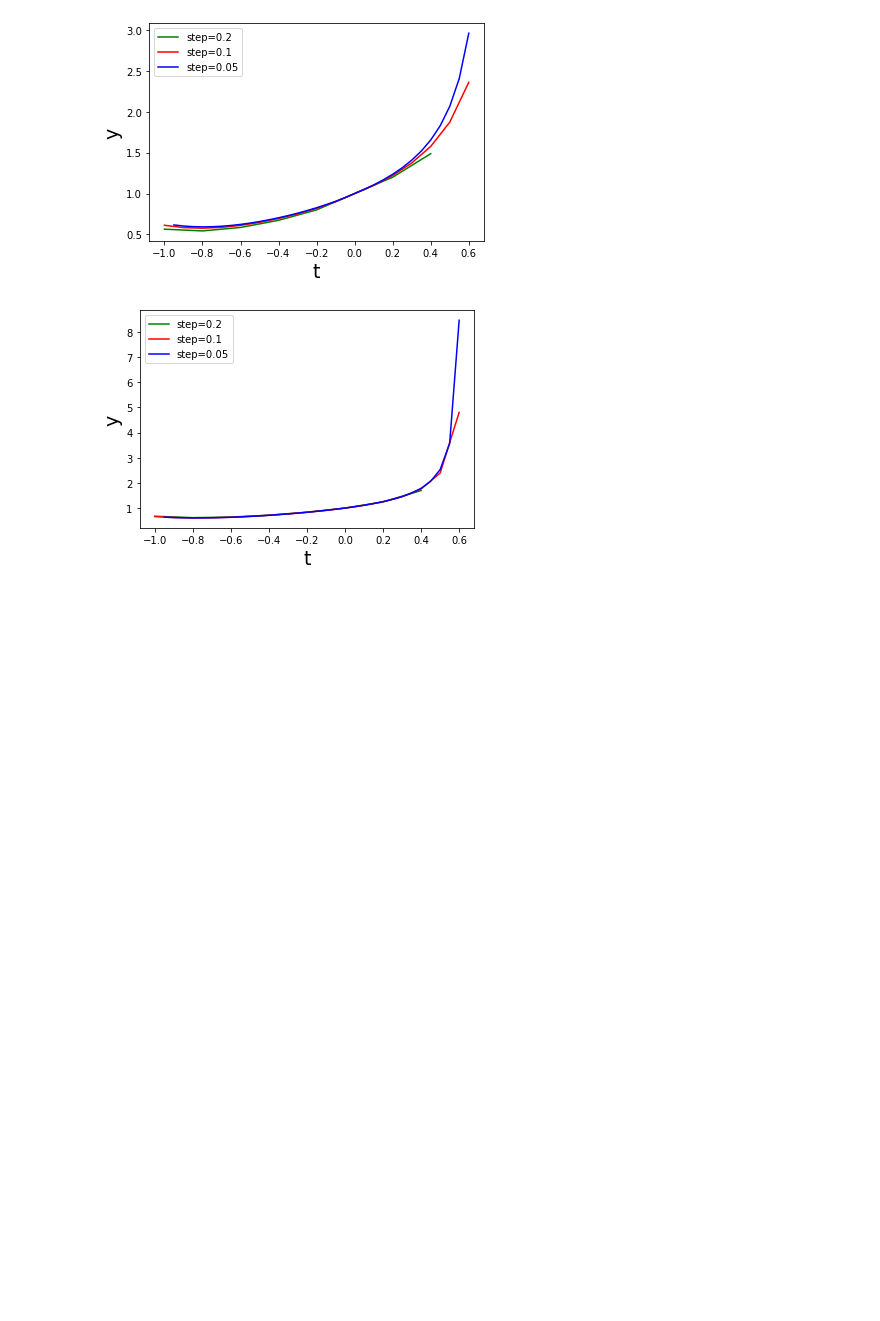
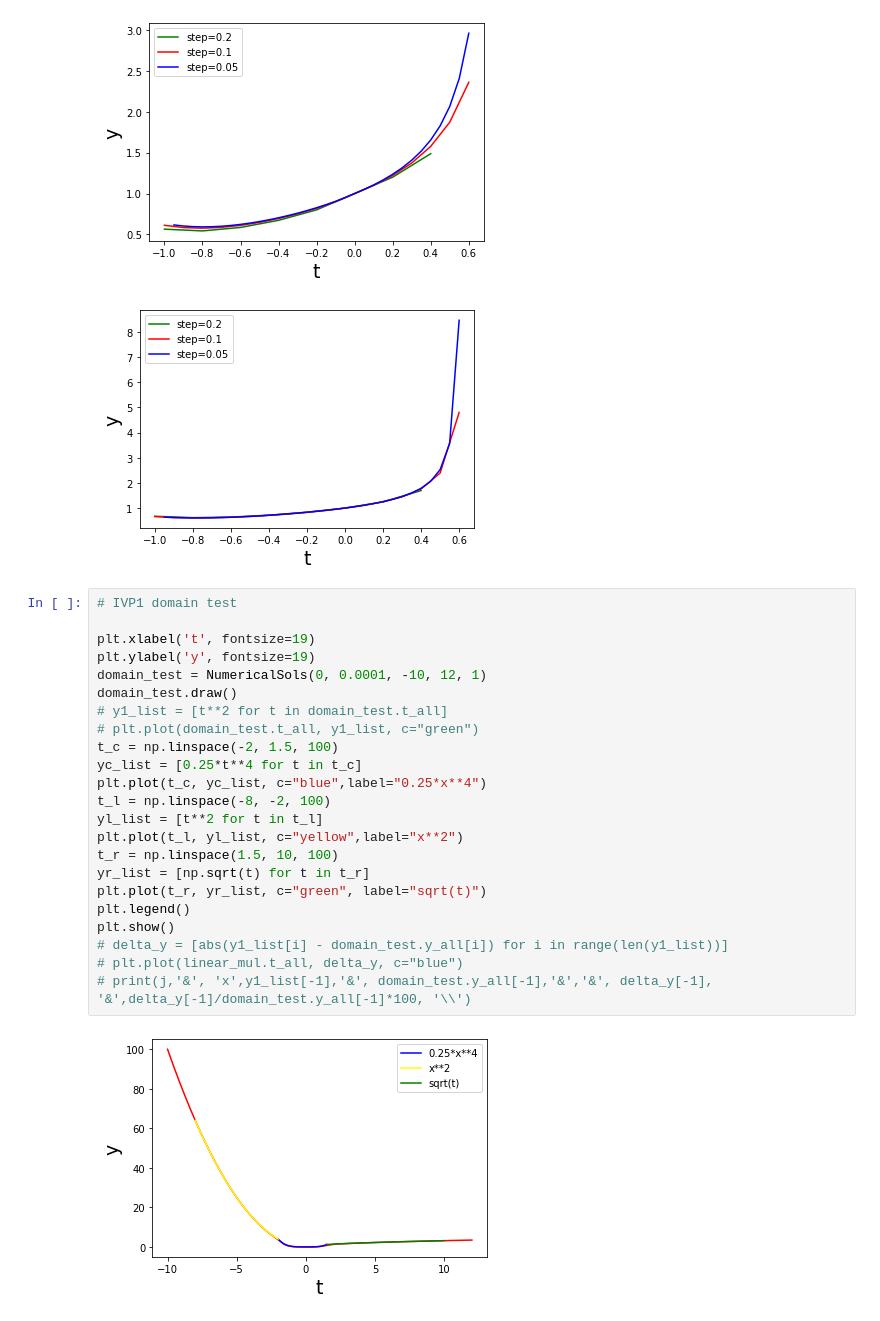
Before and after one commit to junl666/MATH285-Lab-ZJUI-SP23, a Jupyter notebook: math285_lab.ipynb, the cells around one changed output. Drawn from its saved outputs; the diff is of its cells as text; blank space fills up the shorter version.

```diff
--- a/math285_lab.ipynb
+++ b/math285_lab.ipynb
@@ -517,3 +487,28 @@ plotDiffSteps(1, -1, 0.6, 1) # improve Euler
 # %% [output]
 [figure]
 [figure]
+# %%
+# IVP1 domain test
+
+plt.xlabel('t', fontsize=19)
+plt.ylabel('y', fontsize=19)
+domain_test = NumericalSols(0, 0.0001, -10, 12, 1)
+domain_test.draw()
+# y1_list = [t**2 for t in domain_test.t_all]
+# plt.plot(domain_test.t_all, y1_list, c="green")
+t_c = np.linspace(-2, 1.5, 100)
+yc_list = [0.25*t**4 for t in t_c]
+plt.plot(t_c, yc_list, c="blue",label="0.25*x**4")
+t_l = np.linspace(-8, -2, 100)
+yl_list = [t**2 for t in t_l]
+plt.plot(t_l, yl_list, c="yellow",label="x**2")
+t_r = np.linspace(1.5, 10, 100)
+yr_list = [np.sqrt(t) for t in t_r]
+plt.plot(t_r, yr_list, c="green", label="sqrt(t)")
+plt.legend()
+plt.show()
+# delta_y = [abs(y1_list[i] - domain_test.y_all[i]) for i in range(len(y1_list))]
+# plt.plot(linear_mul.t_all, delta_y, c="blue")
+# print(j,'&', 'x',y1_list[-1],'&', domain_test.y_all[-1],'&','&', delta_y[-1], '&',delta_y[-1]/domain_test.y_all[-1]*100, '\\')
+# %% [output]
+[figure, added]
```
Also changed, not shown: parts of 3 cells of this notebook.
